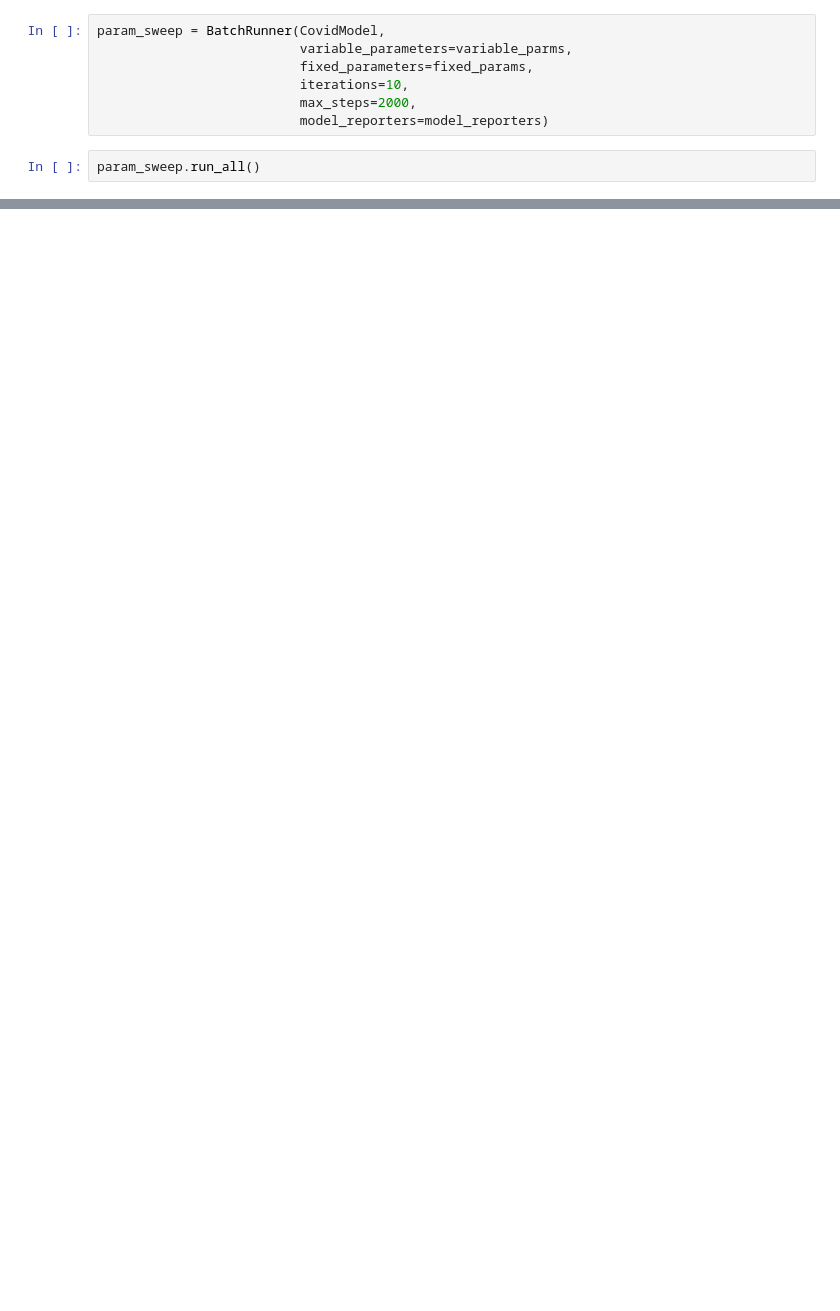
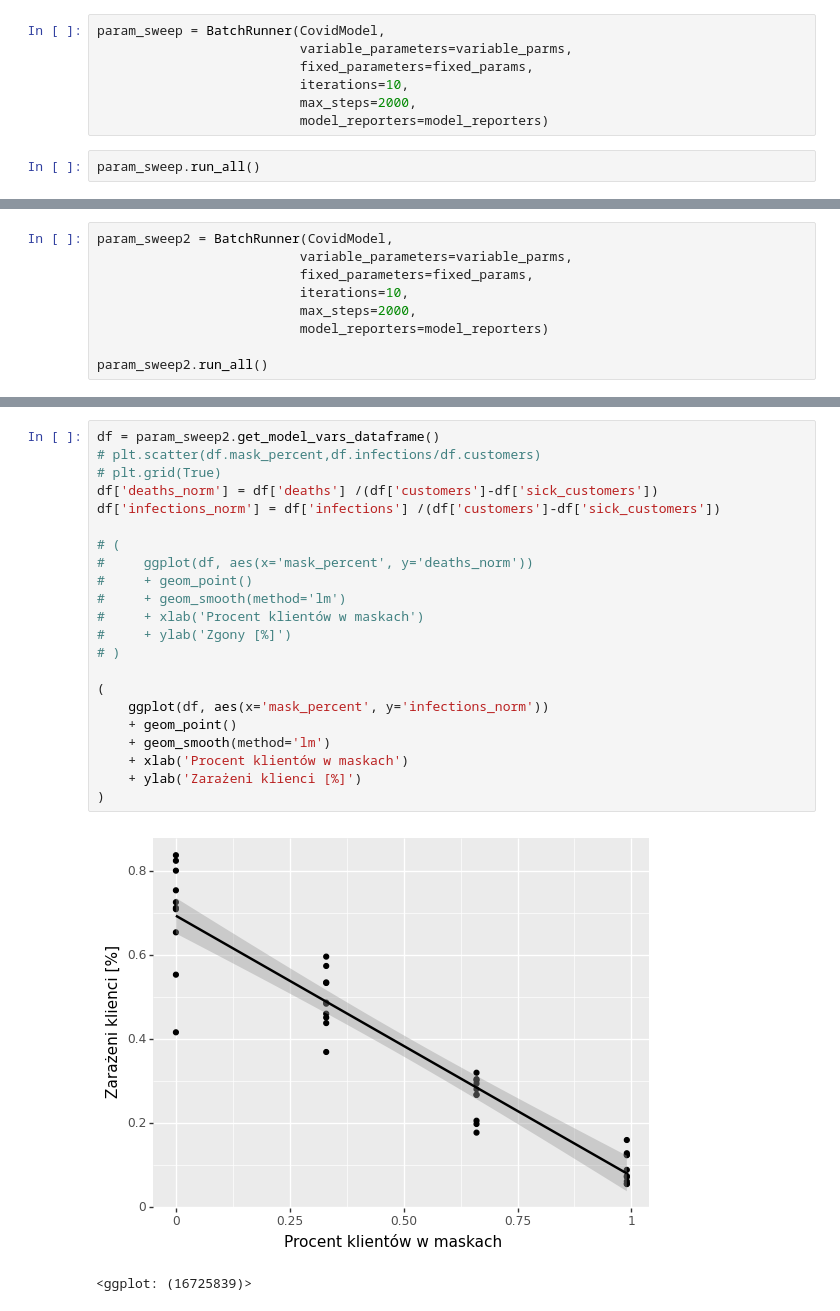
Before and after one commit to bonczol/covid-19-shop-simulation, a Jupyter notebook: Untitled.ipynb, the cells around one changed output, grey strips where cells are left out. Cells and saved outputs as stored; diff of their text form; blank space fills up the shorter version.

```diff
--- a/Untitled.ipynb
+++ b/Untitled.ipynb
@@ -59,0 +153,9 @@ df
+# %%
+param_sweep2 = BatchRunner(CovidModel,
+                          variable_parameters=variable_parms,
+                          fixed_parameters=fixed_params,
+                          iterations=10,
+                          max_steps=2000,
+                          model_reporters=model_reporters)
+
+param_sweep2.run_all()
@@ -59,0 +182,25 @@ df
+# %%
+df = param_sweep2.get_model_vars_dataframe()
+# plt.scatter(df.mask_percent,df.infections/df.customers)
+# plt.grid(True)
+df['deaths_norm'] = df['deaths'] /(df['customers']-df['sick_customers'])
+df['infections_norm'] = df['infections'] /(df['customers']-df['sick_customers'])
+
+# (
+#     ggplot(df, aes(x='mask_percent', y='deaths_norm'))
+#     + geom_point()
+#     + geom_smooth(method='lm')
+#     + xlab('Procent klientów w maskach')
+#     + ylab('Zgony [%]')
+# )
+
+(
+    ggplot(df, aes(x='mask_percent', y='infections_norm'))
+    + geom_point()
+    + geom_smooth(method='lm')
+    + xlab('Procent klientów w maskach')
+    + ylab('Zarażeni klienci [%]')
+)
+# %% [output]
+[figure, added]
+<ggplot: (16725839)>
```
Also changed, not shown: parts of 19 cells of this notebook, 1 other file.
